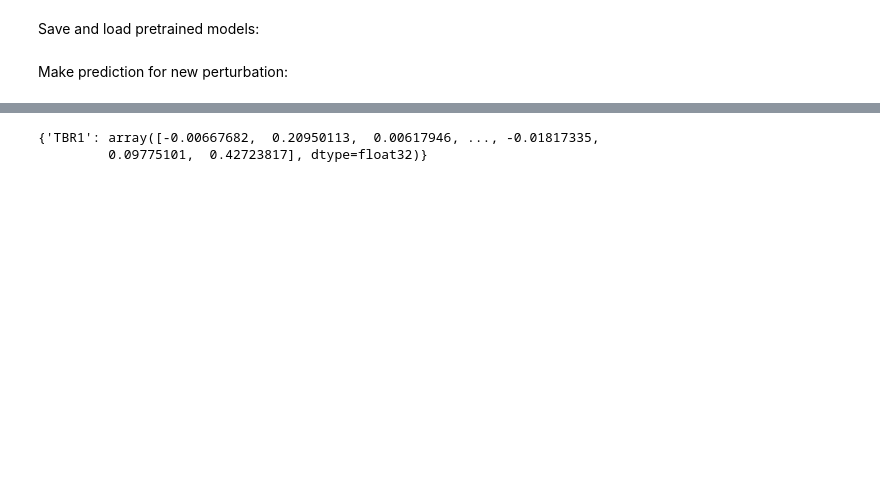
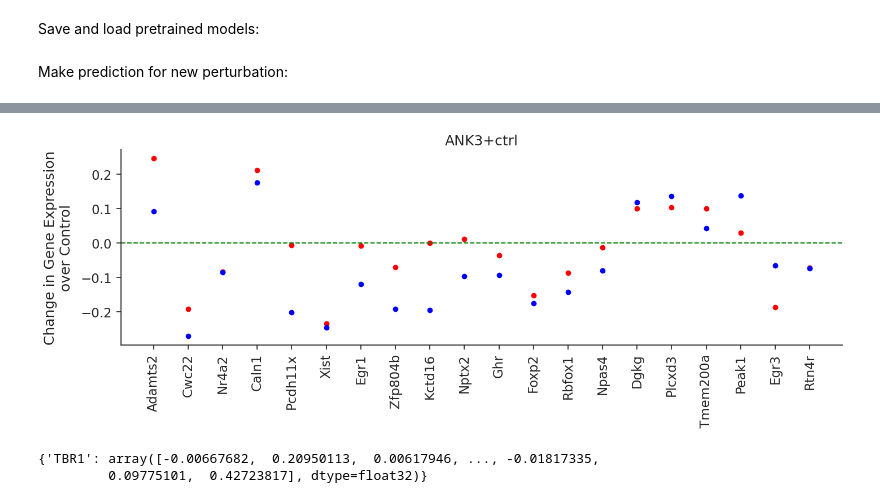
Before and after one commit to asunboi/GEARS, a Jupyter notebook: 0_boli/model_boli.ipynb, the cells around one changed output, grey strips where cells are left out. Cells and saved outputs as stored; diff of their text form; code cells hidden in the pictures; blank space fills up the shorter version.

```diff
--- a/0_boli/model_boli.ipynb
+++ b/0_boli/model_boli.ipynb
@@ -132,3 +142,7 @@ gears_model.plot_perturbation('CUL1+ctrl')
+# %%
+gears_model.plot_perturbation('ANK3+ctrl')
+# %% [output]
+[figure, added]
 # %%
 result = gears_model.predict([['TBR1']])
 # %%
```
Also changed, not shown: parts of 10 cells of this notebook, 7 other files.
